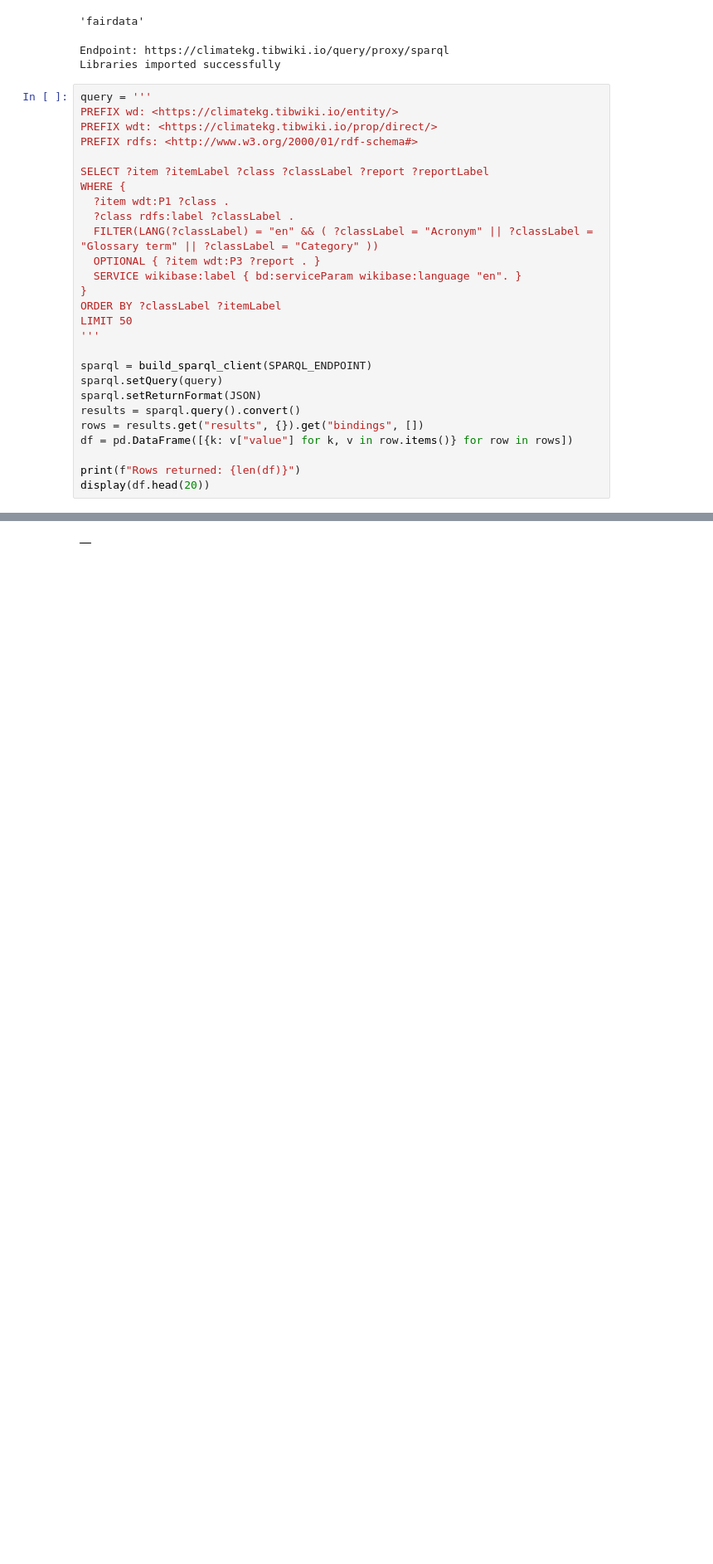
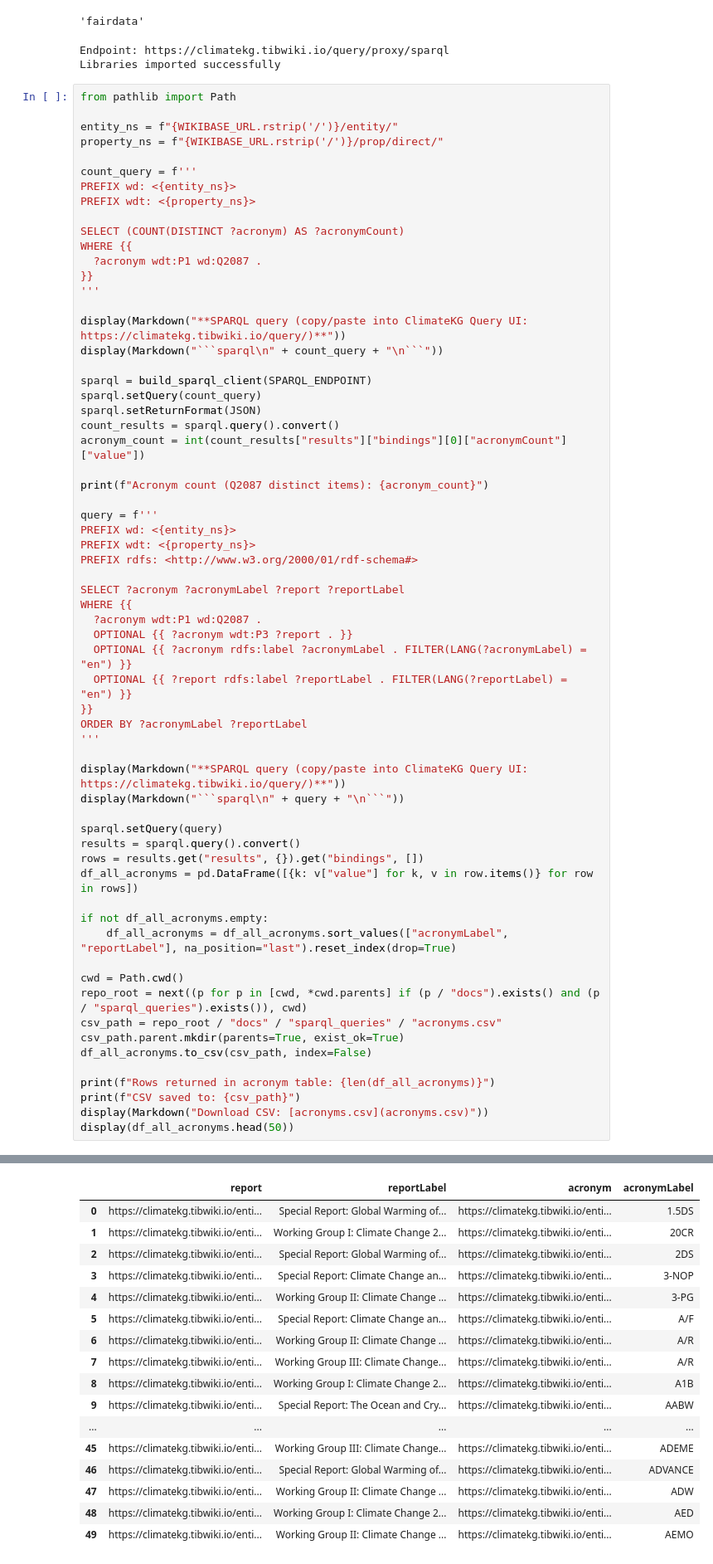
Before and after one commit to TIBHannover/ClimateKG-Data-Bench, a Jupyter notebook: sparql_queries/acronyms.ipynb, the cells around one changed output, grey strips where cells are left out. Shown at 83% size. Drawn from its saved outputs; the diff is of its cells as text; blank space fills up the shorter version.

Commit message:
acronyms

````diff
--- a/sparql_queries/acronyms.ipynb
+++ b/sparql_queries/acronyms.ipynb
@@ -35,30 +39,66 @@ print("Libraries imported successfully")
 Endpoint: https://climatekg.tibwiki.io/query/proxy/sparql
 Libraries imported successfully
 # %%
-query = '''
-PREFIX wd: <https://climatekg.tibwiki.io/entity/>
-PREFIX wdt: <https://climatekg.tibwiki.io/prop/direct/>
+from pathlib import Path
+
+entity_ns = f"{WIKIBASE_URL.rstrip('/')}/entity/"
+property_ns = f"{WIKIBASE_URL.rstrip('/')}/prop/direct/"
+
+count_query = f'''
+PREFIX wd: <{entity_ns}>
+PREFIX wdt: <{property_ns}>
+
+SELECT (COUNT(DISTINCT ?acronym) AS ?acronymCount)
+WHERE {{
+  ?acronym wdt:P1 wd:Q2087 .
+}}
+'''
+
+display(Markdown("**SPARQL query (copy/paste into ClimateKG Query UI: https://climatekg.tibwiki.io/query/)**"))
+display(Markdown("```sparql\n" + count_query + "\n```"))
+
+sparql = build_sparql_client(SPARQL_ENDPOINT)
+sparql.setQuery(count_query)
+sparql.setReturnFormat(JSON)
+count_results = sparql.query().convert()
+acronym_count = int(count_results["results"]["bindings"][0]["acronymCount"]["value"])
+
+print(f"Acronym count (Q2087 distinct items): {acronym_count}")
+
+query = f'''
+PREFIX wd: <{entity_ns}>
+PREFIX wdt: <{property_ns}>
 PREFIX rdfs: <http://www.w3.org/2000/01/rdf-schema#>
 
-SELECT ?item ?itemLabel ?class ?classLabel ?report ?reportLabel
-WHERE {
-  ?item wdt:P1 ?class .
-  ?class rdfs:label ?classLabel .
-  FILTER(LANG(?classLabel) = "en" && ( ?classLabel = "Acronym" || ?classLabel = "Glossary term" || ?classLabel = "Category" ))
-  OPTIONAL { ?item wdt:P3 ?report . }
-  SERVICE wikibase:label { bd:serviceParam wikibase:language "en". }
-}
-ORDER BY ?classLabel ?itemLabel
-LIMIT 50
+SELECT ?acronym ?acronymLabel ?report ?reportLabel
+WHERE {{
+  ?acronym wdt:P1 wd:Q2087 .
+  OPTIONAL {{ ?acronym wdt:P3 ?report . }}
+  OPTIONAL {{ ?acronym rdfs:label ?acronymLabel . FILTER(LANG(?acronymLabel) = "en") }}
+  OPTIONAL {{ ?report rdfs:label ?reportLabel . FILTER(LANG(?reportLabel) = "en") }}
+}}
+ORDER BY ?acronymLabel ?reportLabel
 '''
 
-sparql = build_sparql_client(SPARQL_ENDPOINT)
+display(Markdown("**SPARQL query (copy/paste into ClimateKG Query UI: https://climatekg.tibwiki.io/query/)**"))
+display(Markdown("```sparql\n" + query + "\n```"))
+
 sparql.setQuery(query)
-sparql.setReturnFormat(JSON)
 results = sparql.query().convert()
 rows = results.get("results", {}).get("bindings", [])
-df = pd.DataFrame([{k: v["value"] for k, v in row.items()} for row in rows])
+df_all_acronyms = pd.DataFrame([{k: v["value"] for k, v in row.items()} for row in rows])
 
-print(f"Rows returned: {len(df)}")
-display(df.head(20))
+if not df_all_acronyms.empty:
+    df_all_acronyms = df_all_acronyms.sort_values(["acronymLabel", "reportLabel"], na_position="last").reset_index(drop=True)
+
+cwd = Path.cwd()
+repo_root = next((p for p in [cwd, *cwd.parents] if (p / "docs").exists() and (p / "sparql_queries").exists()), cwd)
+csv_path = repo_root / "docs" / "sparql_queries" / "acronyms.csv"
+csv_path.parent.mkdir(parents=True, exist_ok=True)
+df_all_acronyms.to_csv(csv_path, index=False)
+
+print(f"Rows returned in acronym table: {len(df_all_acronyms)}")
+print(f"CSV saved to: {csv_path}")
+display(Markdown("Download CSV: [acronyms.csv](acronyms.csv)"))
+display(df_all_acronyms.head(50))
 # %% [output]
@@ -66 +138,17 @@ Rows returned: 0
-|  |
+|  | report | reportLabel | acronym | acronymLabel |
+| 0 | https://climatekg.tibwiki.io/enti... | Special Report: Global Warming of... | https://climatekg.tibwiki.io/enti... | 1.5DS |
+| 1 | https://climatekg.tibwiki.io/enti... | Working Group I: Climate Change 2... | https://climatekg.tibwiki.io/enti... | 20CR |
+| 2 | https://climatekg.tibwiki.io/enti... | Special Report: Global Warming of... | https://climatekg.tibwiki.io/enti... | 2DS |
+| 3 | https://climatekg.tibwiki.io/enti... | Special Report: Climate Change an... | https://climatekg.tibwiki.io/enti... | 3-NOP |
+| 4 | https://climatekg.tibwiki.io/enti... | Working Group II: Climate Change ... | https://climatekg.tibwiki.io/enti... | 3-PG |
+| 5 | https://climatekg.tibwiki.io/enti... | Special Report: Climate Change an... | https://climatekg.tibwiki.io/enti... | A/F |
+| 6 | https://climatekg.tibwiki.io/enti... | Working Group II: Climate Change ... | https://climatekg.tibwiki.io/enti... | A/R |
+| 7 | https://climatekg.tibwiki.io/enti... | Working Group III: Climate Change... | https://climatekg.tibwiki.io/enti... | A/R |
+| 8 | https://climatekg.tibwiki.io/enti... | Working Group I: Climate Change 2... | https://climatekg.tibwiki.io/enti... | A1B |
+| 9 | https://climatekg.tibwiki.io/enti... | Special Report: The Ocean and Cry... | https://climatekg.tibwiki.io/enti... | AABW |
+| ... | ... | ... | ... | ... |
+| 45 | https://climatekg.tibwiki.io/enti... | Working Group III: Climate Change... | https://climatekg.tibwiki.io/enti... | ADEME |
+| 46 | https://climatekg.tibwiki.io/enti... | Special Report: Global Warming of... | https://climatekg.tibwiki.io/enti... | ADVANCE |
+| 47 | https://climatekg.tibwiki.io/enti... | Working Group II: Climate Change ... | https://climatekg.tibwiki.io/enti... | ADW |
+| 48 | https://climatekg.tibwiki.io/enti... | Working Group I: Climate Change 2... | https://climatekg.tibwiki.io/enti... | AED |
+| 49 | https://climatekg.tibwiki.io/enti... | Working Group II: Climate Change ... | https://climatekg.tibwiki.io/enti... | AEMO |
````
Also changed, not shown: parts of 6 cells of this notebook, 6 other files.
